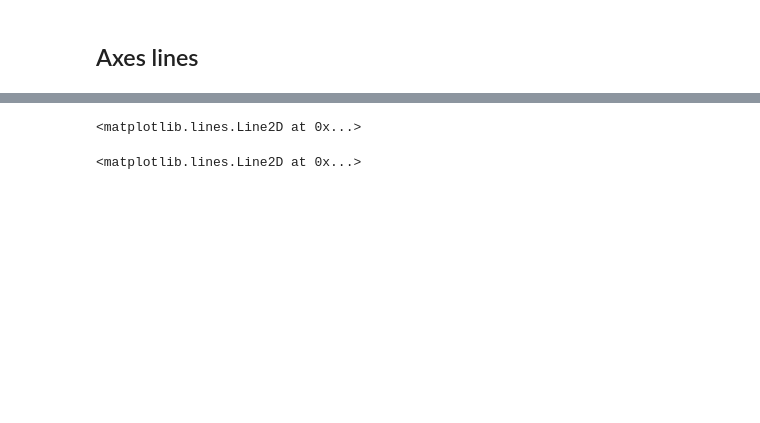
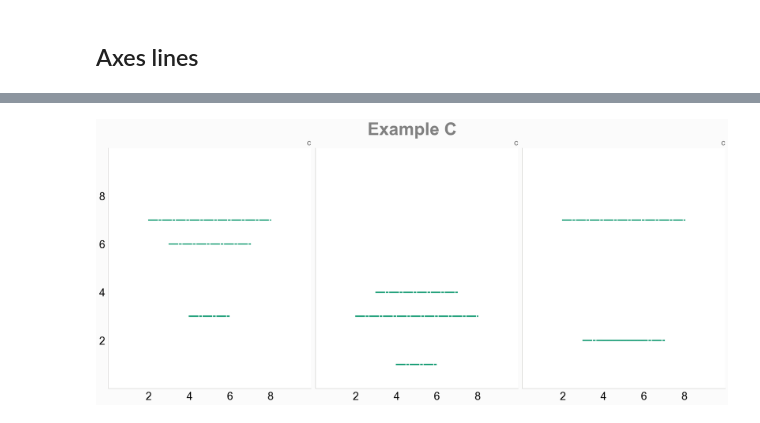
Before and after one commit to jackwychoi/SelfStudy_DataAnalysis, a Jupyter notebook: Lineplot_02.ipynb, the cells around one changed output, grey strips where cells are left out. Saved outputs shown, nothing was run; the diff lists cells and outputs as text; code cells hidden in the pictures; blank space fills up the shorter version.

```diff
--- a/Lineplot_02.ipynb
+++ b/Lineplot_02.ipynb
@@ -107,29 +155,53 @@ axs[1].axhline(
 # %%
+fig, axs = plt.subplots(
+    1, 3,
+    sharex=True,
+    sharey=True,
+    layout="constrained"
+)
+fig.suptitle("Example C")
+
+# Axis limits
+axs[0].set_xlim(0, 10)
+axs[0].set_ylim(0, 10)
+
+# PLOTS
+
+# Plot functions go here
+
 # Example C
-axs[2].set_title("C")
-axs[2].axhline(
-    y=1,
-    xmin=.2,  # axe coordinates [0, 1]
-    xmax=.8  # axe coordinates [0, 1]
-)
-axs[2].axhline(
-    y=5,
-    xmin=.3,  # axe coordinates [0, 1]
-    xmax=.7  # axe coordinates [0, 1]
-)
-axs[2].axhline(
-    y=9,
-    xmin=.4,  # axe coordinates [0, 1]
-    xmax=.6  # axe coordinates [0, 1]
+for i in range(3):
+
+    axs[i].set_title("C")
+    axs[i].axhline(
+        y=np.random.randint(1, 10),
+        xmin=.2,  # axe coordinates [0, 1]
+        xmax=.8  # axe coordinates [0, 1]
+    )
+    axs[i].axhline(
+        y=np.random.randint(1, 10),
+        xmin=.3,  # axe coordinates [0, 1]
+        xmax=.7  # axe coordinates [0, 1]
+    )
+    axs[i].axhline(
+        y=np.random.randint(1, 10),
+        xmin=.4,  # axe coordinates [0, 1]
+        xmax=.6  # axe coordinates [0, 1]
 
 )
+
+# Other settings
+for ax in axs:
+    ax.set_xticks(
+        ticks=np.arange(2, 11, 2),
+        labels=[f"{x}" for x in np.arange(2, 10, 2)] + [""],
+    )
+    ax.set_yticks(
+        ticks=np.arange(2, 11, 2),
+        labels=[f"{y}" for y in np.arange(2, 10, 2)] + [""],
+    )
+    ax.grid()
+
+plt.show()
 # %% [output]
-<matplotlib.lines.Line2D at 0x...>
+[figure, added]
-# %%
-# Example D
-axs[0].set_title("D")
-axs[0].axvline(
-    x=5
-)
-# %% [output]
-<matplotlib.lines.Line2D at 0x...>
```
Also changed, not shown: parts of 9 cells of this notebook.
